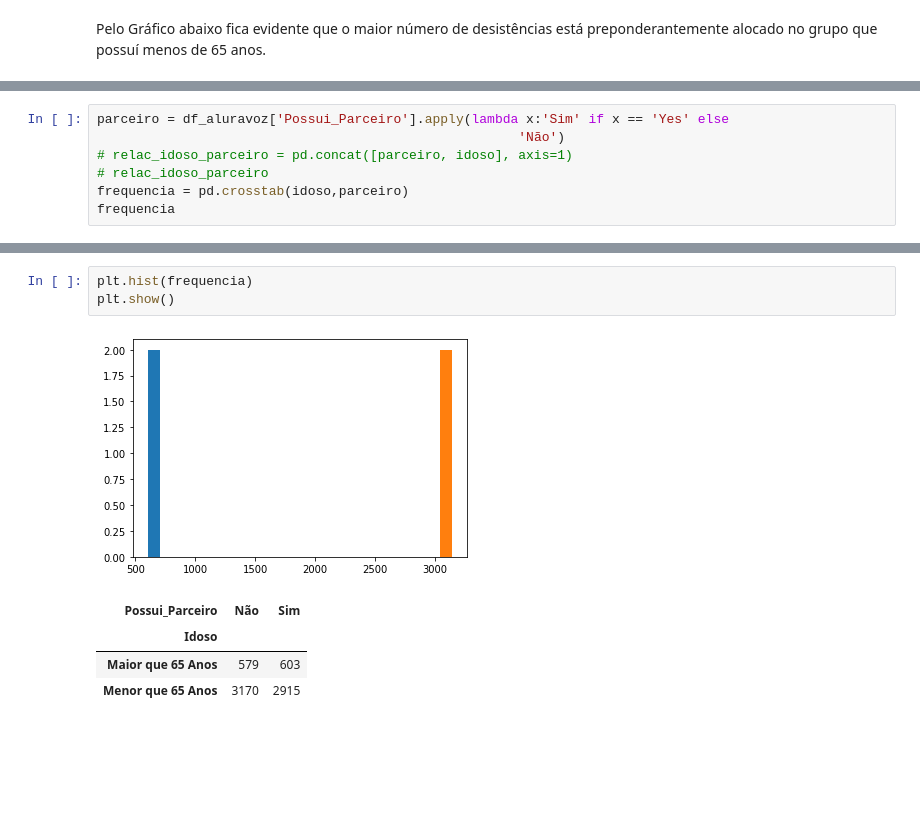
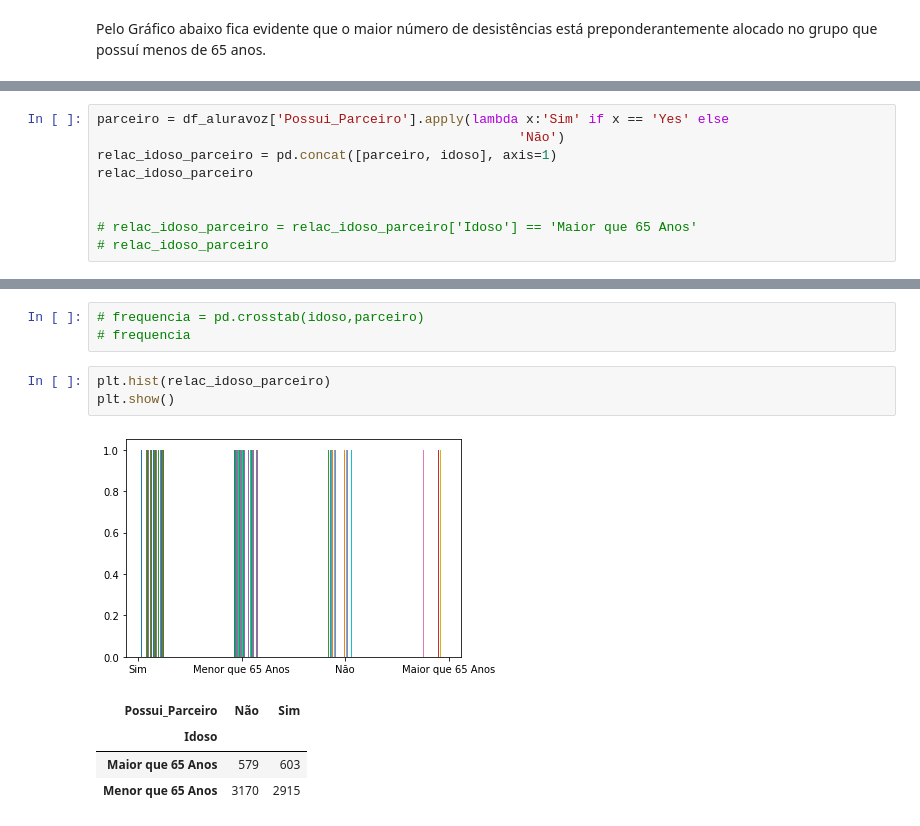
Before and after one commit to wellingtonsouza32/ChallengeAlura, a Jupyter notebook: challenge_semana_1.ipynb, the cells around one changed output, grey strips where cells are left out. Drawn from its saved outputs; the diff is of its cells as text; blank space fills up the shorter version.

```diff
--- a/challenge_semana_1.ipynb
+++ b/challenge_semana_1.ipynb
@@ -406,8 +408,10 @@ plt.show()
 # %%
 parceiro = df_aluravoz['Possui_Parceiro'].apply(lambda x:'Sim' if x == 'Yes' else
                                                       'Não')
-# relac_idoso_parceiro = pd.concat([parceiro, idoso], axis=1)
+relac_idoso_parceiro = pd.concat([parceiro, idoso], axis=1)
+relac_idoso_parceiro
+
+
+# relac_idoso_parceiro = relac_idoso_parceiro['Idoso'] == 'Maior que 65 Anos'
 # relac_idoso_parceiro
-frequencia = pd.crosstab(idoso,parceiro)
-frequencia
 # %% [output]
@@ -418,8 +431,11 @@ frequencia
+# %%
+# frequencia = pd.crosstab(idoso,parceiro)
+# frequencia
 # %%
-plt.hist(frequencia)
+plt.hist(relac_idoso_parceiro)
 plt.show()
 # %% [output]
-[figure, old version]
+[figure, new version]
 # %%
 # %% [output]
 | Possui_Parceiro | Não | Sim |
```
Also changed, not shown: parts of 4 cells of this notebook.
